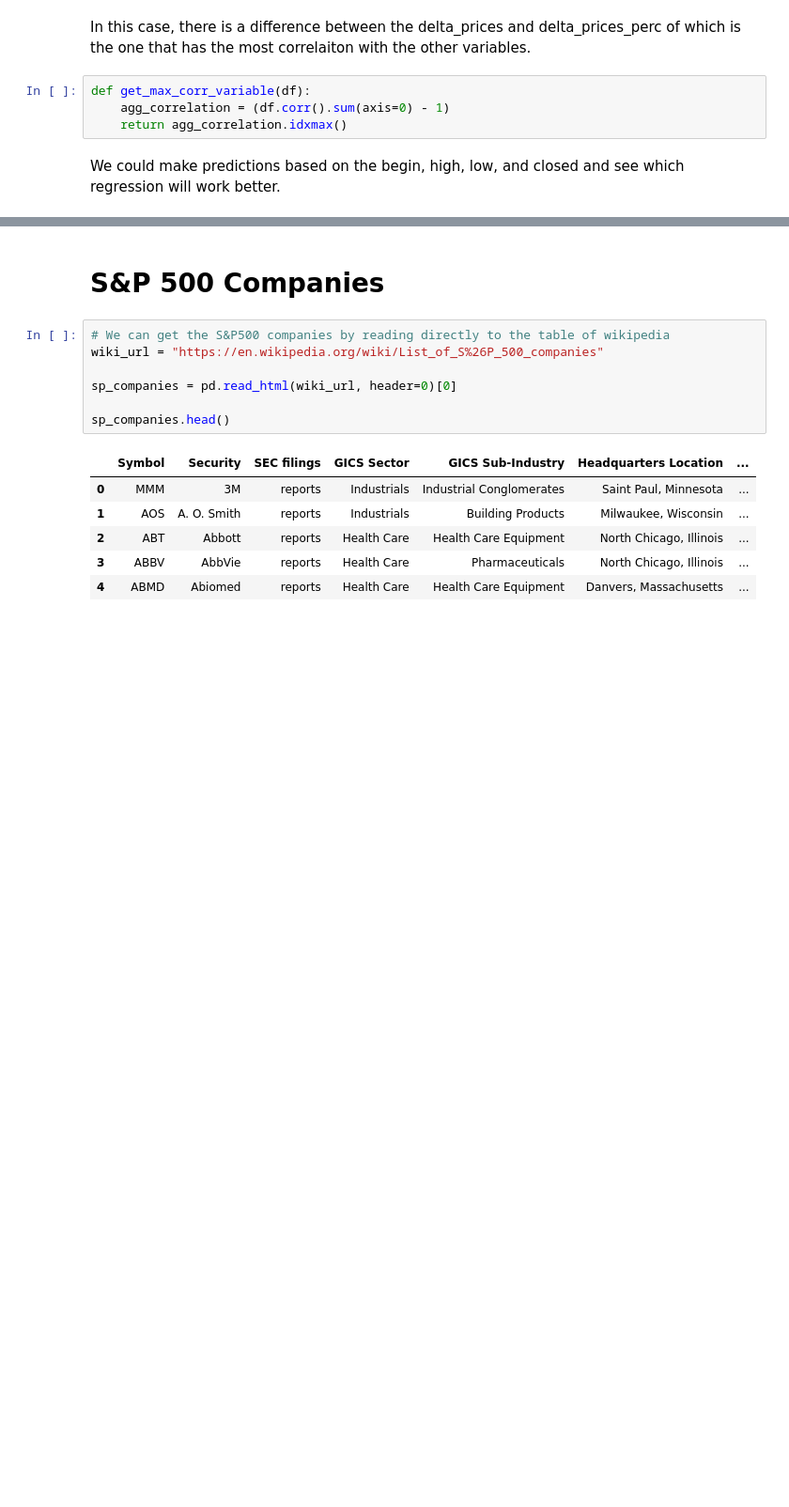
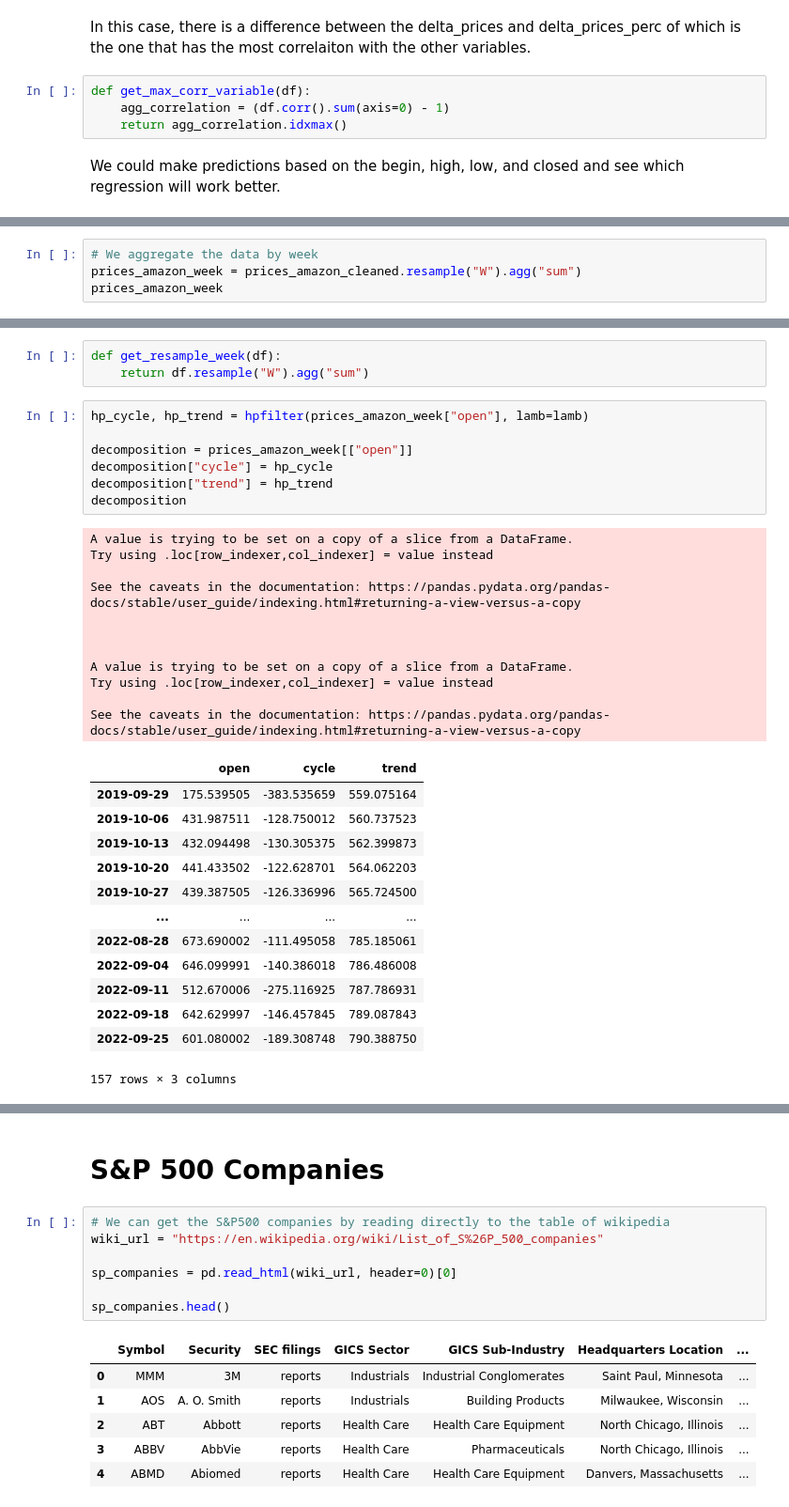
Before and after one commit to Nil-Andreu/forecasting-app, a Jupyter notebook: injestion/notebooks/01. Yahoo Finance API.ipynb, the cells around one changed output, grey strips where cells are left out. Shown at 94% size. Drawn from its saved outputs; the diff is of its cells as text; blank space fills up the shorter version.

Commit message:
[NEW] Get the decomposition

```diff
--- a/injestion/notebooks/01. Yahoo Finance API.ipynb
+++ b/injestion/notebooks/01. Yahoo Finance API.ipynb
@@ -514,0 +495,4 @@ def get_resample_week(df):
+# %%
+# We aggregate the data by week
+prices_amazon_week = prices_amazon_cleaned.resample("W").agg("sum")
+prices_amazon_week
@@ -514,0 +513,35 @@ def get_resample_week(df):
+# %%
+def get_resample_week(df):
+    return df.resample("W").agg("sum")
+# %%
+hp_cycle, hp_trend = hpfilter(prices_amazon_week["open"], lamb=lamb)
+
+decomposition = prices_amazon_week[["open"]]
+decomposition["cycle"] = hp_cycle
+decomposition["trend"] = hp_trend
+decomposition
+# %% [output]
+A value is trying to be set on a copy of a slice from a DataFrame.
+Try using .loc[row_indexer,col_indexer] = value instead
+
+See the caveats in the documentation: https://pandas.pydata.org/pandas-docs/stable/user_guide/indexing.html#returning-a-view-versus-a-copy
+
+
+
+A value is trying to be set on a copy of a slice from a DataFrame.
+Try using .loc[row_indexer,col_indexer] = value instead
+
+See the caveats in the documentation: https://pandas.pydata.org/pandas-docs/stable/user_guide/indexing.html#returning-a-view-versus-a-copy
+|  | open | cycle | trend |
+| 2019-09-29 | 175.539505 | -383.535659 | 559.075164 |
+| 2019-10-06 | 431.987511 | -128.750012 | 560.737523 |
+| 2019-10-13 | 432.094498 | -130.305375 | 562.399873 |
+| 2019-10-20 | 441.433502 | -122.628701 | 564.062203 |
+| 2019-10-27 | 439.387505 | -126.336996 | 565.724500 |
+| ... | ... | ... | ... |
+| 2022-08-28 | 673.690002 | -111.495058 | 785.185061 |
+| 2022-09-04 | 646.099991 | -140.386018 | 786.486008 |
+| 2022-09-11 | 512.670006 | -275.116925 | 787.786931 |
+| 2022-09-18 | 642.629997 | -146.457845 | 789.087843 |
+| 2022-09-25 | 601.080002 | -189.308748 | 790.388750 |
+157 rows × 3 columns
```
Also changed, not shown: parts of 14 cells of this notebook.
